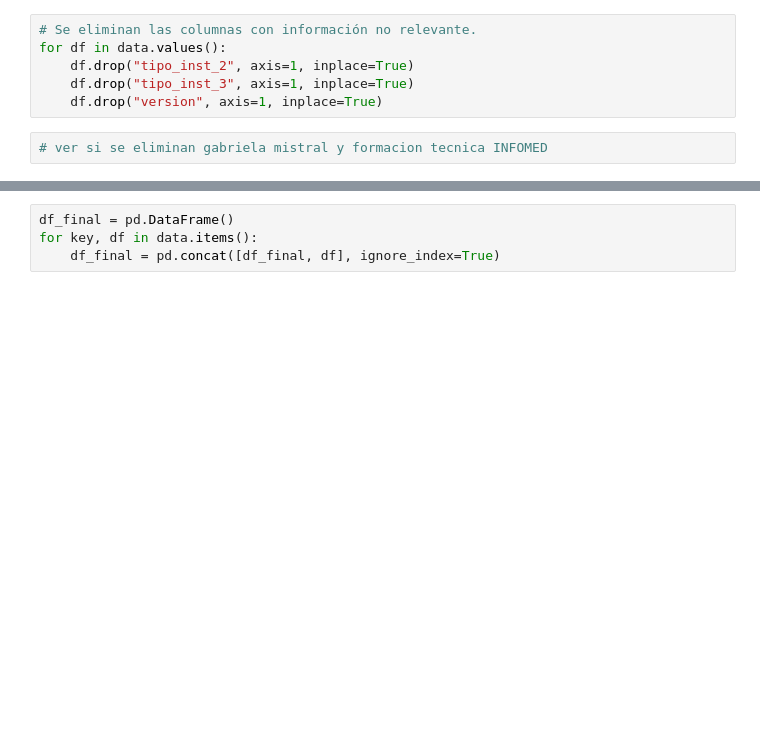
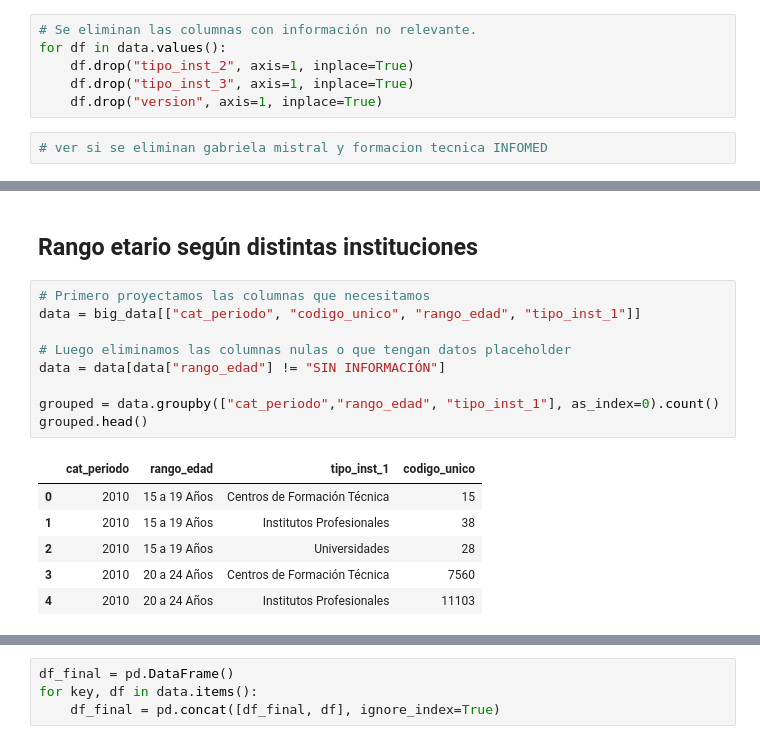
Before and after one commit to NicoBrandstetterr/titulados_ed_superior, a Jupyter notebook: preprocesamiento.ipynb, the cells around one changed output, grey strips where cells are left out. Drawn from its saved outputs; the diff is of its cells as text; blank space fills up the shorter version.

```diff
--- a/preprocesamiento.ipynb
+++ b/preprocesamiento.ipynb
@@ -311,0 +347,18 @@ for df in data.values():
+# %% [markdown]
+## Rango etario según distintas instituciones
+# %%
+# Primero proyectamos las columnas que necesitamos
+data = big_data[["cat_periodo", "codigo_unico", "rango_edad", "tipo_inst_1"]]
+
+# Luego eliminamos las columnas nulas o que tengan datos placeholder
+data = data[data["rango_edad"] != "SIN INFORMACIÓN"]
+
+grouped = data.groupby(["cat_periodo","rango_edad", "tipo_inst_1"], as_index=0).count()
+grouped.head()
+# %% [output]
+|  | cat_periodo | rango_edad | tipo_inst_1 | codigo_unico |
+| 0 | 2010 | 15 a 19 Años | Centros de Formación Técnica | 15 |
+| 1 | 2010 | 15 a 19 Años | Institutos Profesionales | 38 |
+| 2 | 2010 | 15 a 19 Años | Universidades | 28 |
+| 3 | 2010 | 20 a 24 Años | Centros de Formación Técnica | 7560 |
+| 4 | 2010 | 20 a 24 Años | Institutos Profesionales | 11103 |
```
Also changed, not shown: parts of 9 cells of this notebook.
